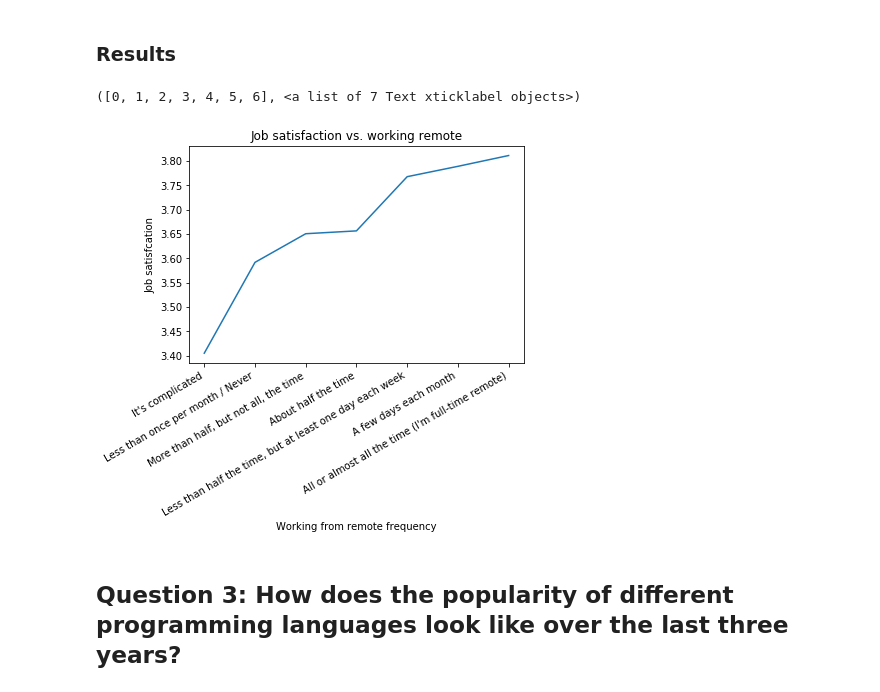
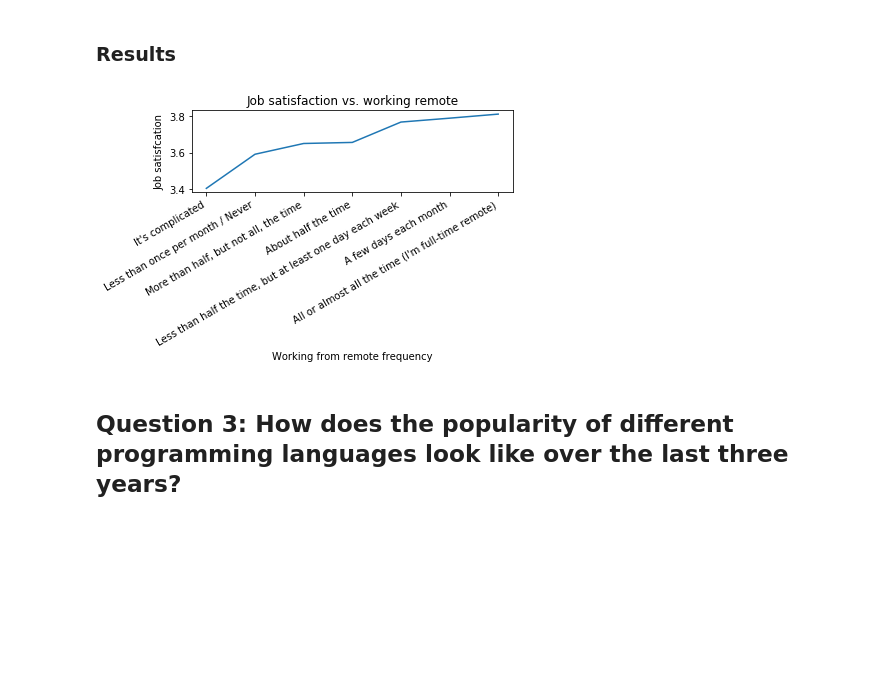
Before and after one commit to johnpap6/SOSurveysAnalysis, a Jupyter notebook: notebook.ipynb, the cells around one changed output. Cells and saved outputs as stored; diff of their text form; code cells hidden in the pictures; blank space fills up the shorter version.

Commit message:
Add plot saving

```diff
--- a/notebook.ipynb
+++ b/notebook.ipynb
@@ -156,16 +156,17 @@ c = df19.groupby(['WorkRemote']).mean()["JobSat"].sort_values()
 # %%
 # plot
 plt.plot(c)
 plt.xlabel("Working from remote frequency")
 plt.ylabel('Job satisfcation')
 plt.title("Job satisfaction vs. working remote")
 plt.xticks(
     rotation=30,
     horizontalalignment='right'
 )
+plt.tight_layout()
+plt.savefig('working_remote.png')
 # %% [output]
-([0, 1, 2, 3, 4, 5, 6], <a list of 7 Text xticklabel objects>)
-[figure, old version]
+[figure, new version]
 # %% [markdown]
 ## Question 3: How does the popularity of different programming languages look like over the last three years?
 # %% [markdown]
```
Also changed, not shown: parts of 2 cells of this notebook.
